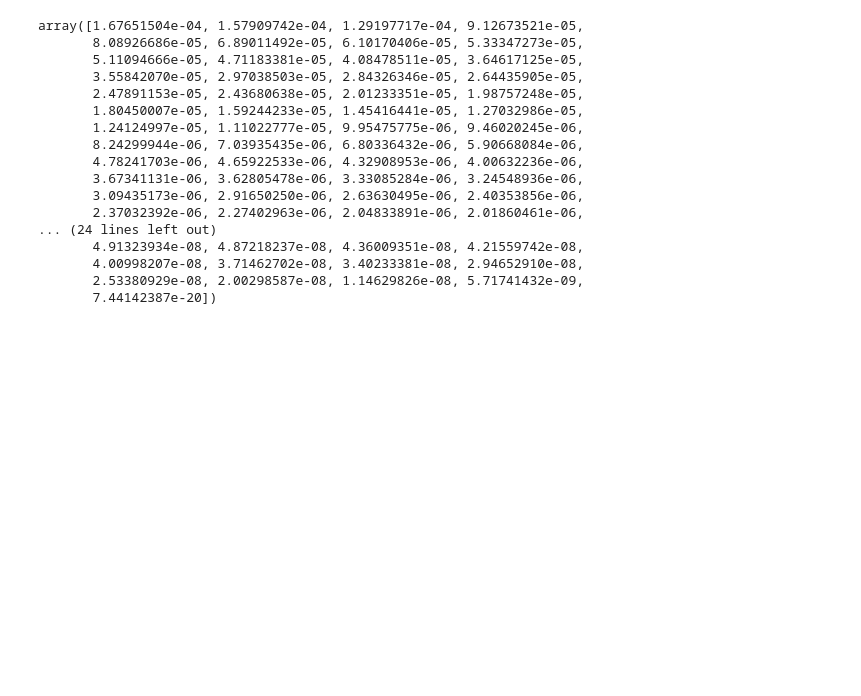
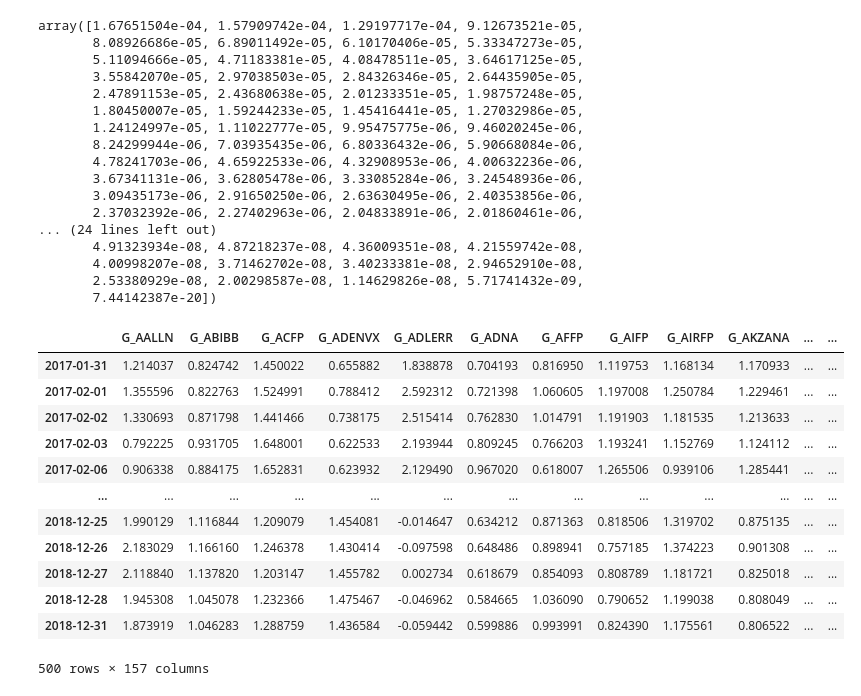
Before and after one commit to yhl116/FSPCW, a Jupyter notebook: part2/2.4 Capital Asset Pricing Model (CAPM) and Arbitrage Pricing Theory (APT).ipynb, the cells around one changed output. Cells and saved outputs as stored; diff of their text form; code cells hidden in the pictures; blank space fills up the shorter version.

```diff
--- a/part2/2.4 Capital Asset Pricing Model (CAPM) and Arbitrage Pricing Theory (APT).ipynb
+++ b/part2/2.4 Capital Asset Pricing Model (CAPM) and Arbitrage Pricing Theory (APT).ipynb
@@ -311,3 +311,19 @@ array([1.67651504e-04, 1.57909742e-04, 1.29197717e-04, 9.12673521e-05,
        4.00998207e-08, 3.71462702e-08, 3.40233381e-08, 2.94652910e-08,
        2.53380929e-08, 2.00298587e-08, 1.14629826e-08, 5.71741432e-09,
        7.44142387e-20])
+# %%
+b_m_i
+# %% [output]
+|  | G_AALLN | G_ABIBB | G_ACFP | G_ADENVX | G_ADLERR | G_ADNA | G_AFFP | G_AIFP | G_AIRFP | G_AKZANA | ... | ... |
+| 2017-01-31 | 1.214037 | 0.824742 | 1.450022 | 0.655882 | 1.838878 | 0.704193 | 0.816950 | 1.119753 | 1.168134 | 1.170933 | ... | ... |
+| 2017-02-01 | 1.355596 | 0.822763 | 1.524991 | 0.788412 | 2.592312 | 0.721398 | 1.060605 | 1.197008 | 1.250784 | 1.229461 | ... | ... |
+| 2017-02-02 | 1.330693 | 0.871798 | 1.441466 | 0.738175 | 2.515414 | 0.762830 | 1.014791 | 1.191903 | 1.181535 | 1.213633 | ... | ... |
+| 2017-02-03 | 0.792225 | 0.931705 | 1.648001 | 0.622533 | 2.193944 | 0.809245 | 0.766203 | 1.193241 | 1.152769 | 1.124112 | ... | ... |
+| 2017-02-06 | 0.906338 | 0.884175 | 1.652831 | 0.623932 | 2.129490 | 0.967020 | 0.618007 | 1.265506 | 0.939106 | 1.285441 | ... | ... |
+| ... | ... | ... | ... | ... | ... | ... | ... | ... | ... | ... | ... | ... |
+| 2018-12-25 | 1.990129 | 1.116844 | 1.209079 | 1.454081 | -0.014647 | 0.634212 | 0.871363 | 0.818506 | 1.319702 | 0.875135 | ... | ... |
+| 2018-12-26 | 2.183029 | 1.166160 | 1.246378 | 1.430414 | -0.097598 | 0.648486 | 0.898941 | 0.757185 | 1.374223 | 0.901308 | ... | ... |
+| 2018-12-27 | 2.118840 | 1.137820 | 1.203147 | 1.455782 | 0.002734 | 0.618679 | 0.854093 | 0.808789 | 1.181721 | 0.825018 | ... | ... |
+| 2018-12-28 | 1.945308 | 1.045078 | 1.232366 | 1.475467 | -0.046962 | 0.584665 | 1.036090 | 0.790652 | 1.199038 | 0.808049 | ... | ... |
+| 2018-12-31 | 1.873919 | 1.046283 | 1.288759 | 1.436584 | -0.059442 | 0.599886 | 0.993991 | 0.824390 | 1.175561 | 0.806522 | ... | ... |
+500 rows × 157 columns
```
Also changed, not shown: 16 other files.
